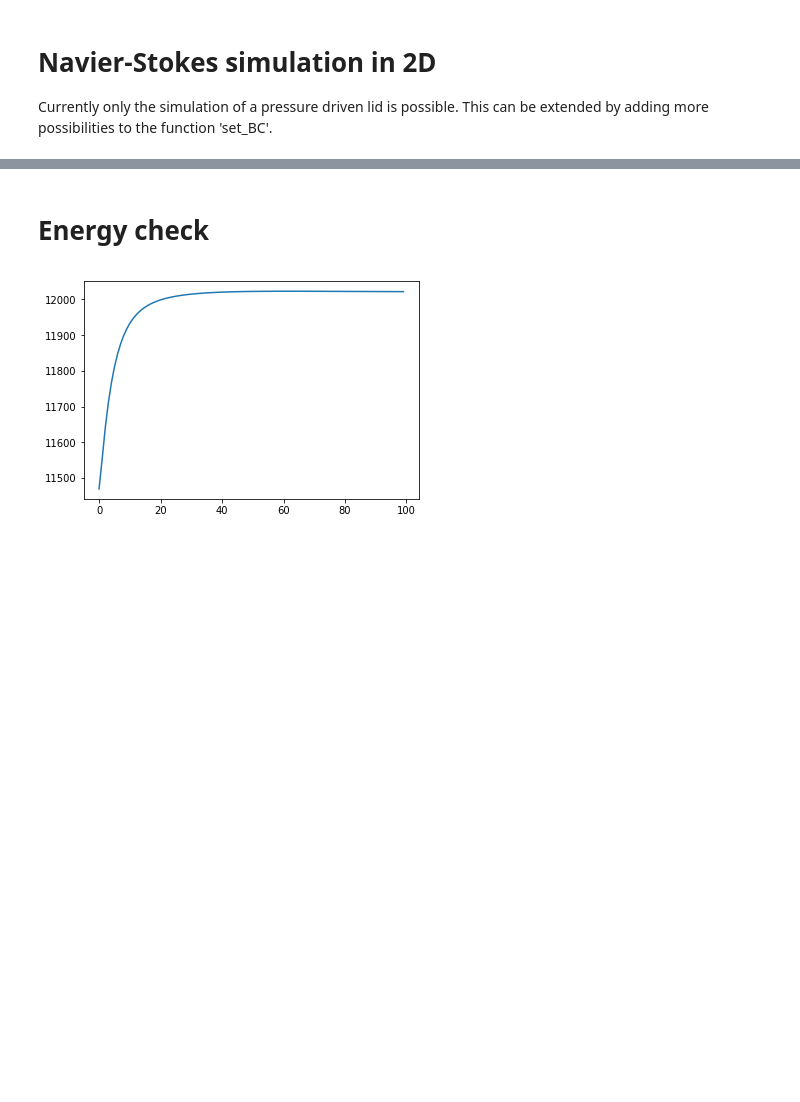
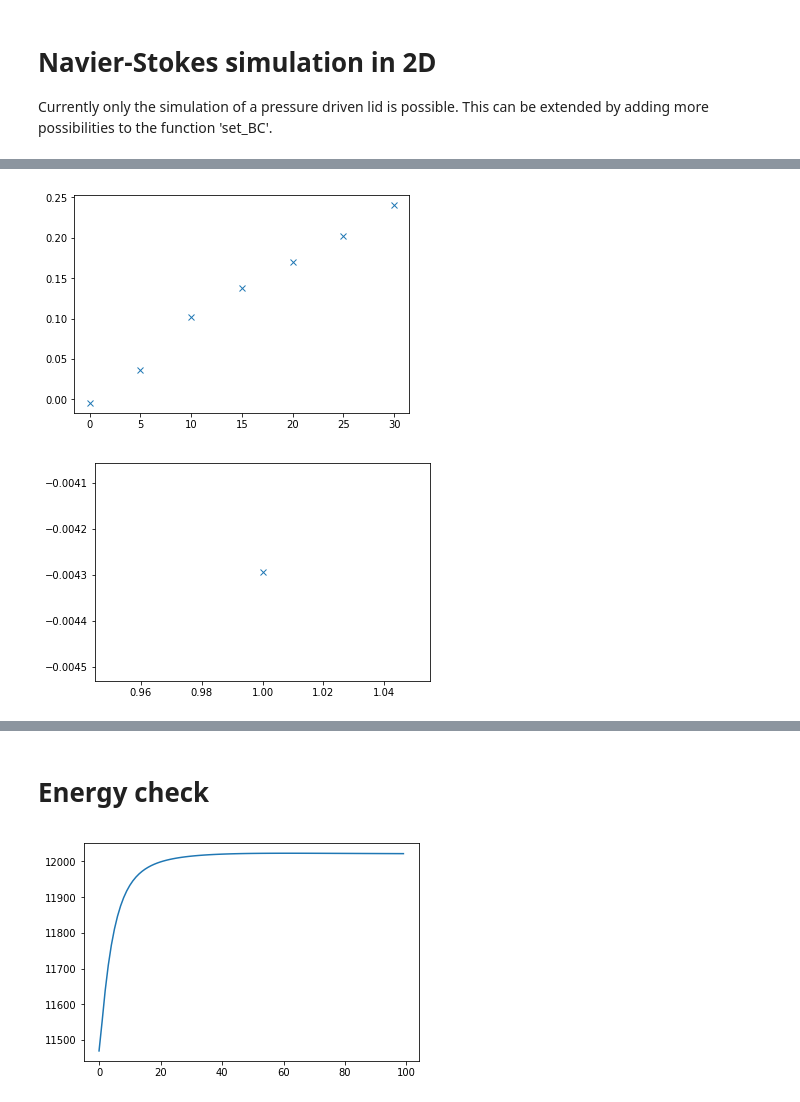
Before and after one commit to VHeusinkveld/2D_Incompressible_NV_Solver-CP4, a Jupyter notebook: Execute_simulation.ipynb, the cells around one changed output, grey strips where cells are left out. Drawn from its saved outputs; the diff is of its cells as text; code cells hidden in the pictures; blank space fills up the shorter version.

```diff
--- a/Execute_simulation.ipynb
+++ b/Execute_simulation.ipynb
@@ -103,2 +104,10 @@ Iteration number: 100
+# %%
+plt.plot(results.angle, results.obj_F[:,0,0], 'x')
+plt.show()
+plt.plot(results.v, results.obj_F[0,0,:], 'x')
+plt.show()
+# %% [output]
+[figure, added]
+[figure, added]
 # %%
 fig = plt.figure()
```
Also changed, not shown: parts of 5 cells of this notebook, 2 other files.
